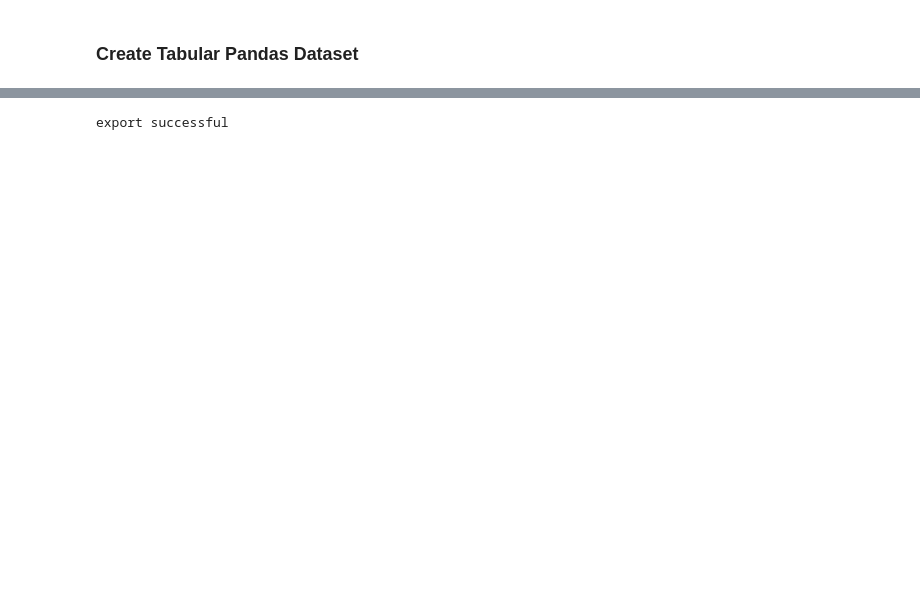
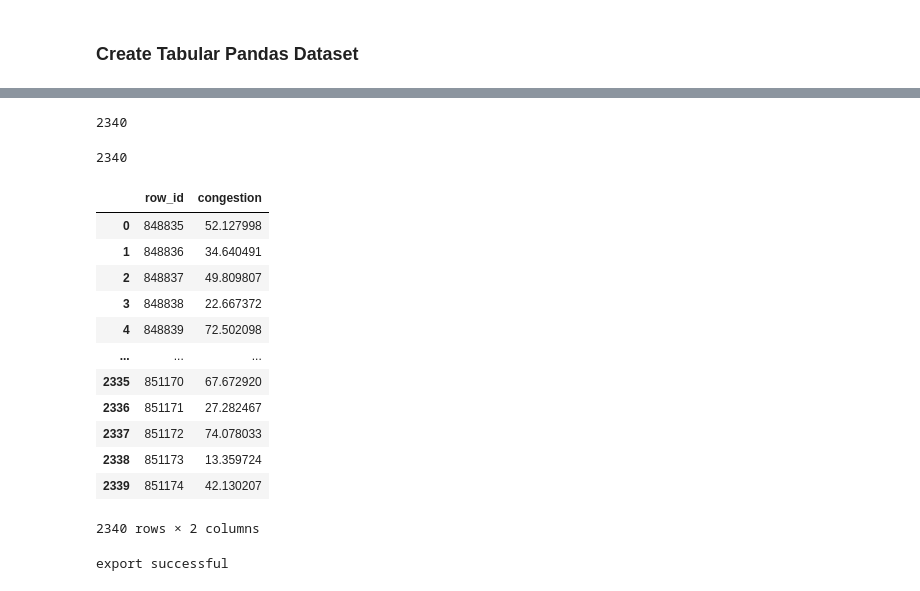
Before and after one commit to peterbull/tab-playground-mar-2022, a Jupyter notebook: traffic-flow.ipynb, the cells around one changed output, grey strips where cells are left out. Saved outputs shown, nothing was run; the diff lists cells and outputs as text; code cells hidden in the pictures; blank space fills up the shorter version.

```diff
--- a/traffic-flow.ipynb
+++ b/traffic-flow.ipynb
@@ -95,0 +115,3 @@ valid_xs, valid_y = to.valid.xs, to.valid.y
+# %%
+learn.fit_one_cycle(3, 1e-2)
+train_res()
@@ -95,0 +123,4 @@ valid_xs, valid_y = to.valid.xs, to.valid.y
+# %%
+test_dl = learn.dls.test_dl(comb_df.iloc[test_idxs])
+# %%
+preds = learn.get_preds(dl=test_dl)
@@ -95,0 +144,26 @@ valid_xs, valid_y = to.valid.xs, to.valid.y
+# %%
+len(test_df)
+# %% [output]
+2340
+# %%
+len(preds[0])
+# %% [output]
+2340
+# %%
+sample_df['congestion'] = preds[0]
+# %%
+sample_df
+# %% [output]
+|  | row_id | congestion |
+| 0 | 848835 | 52.127998 |
+| 1 | 848836 | 34.640491 |
+| 2 | 848837 | 49.809807 |
+| 3 | 848838 | 22.667372 |
+| 4 | 848839 | 72.502098 |
+| ... | ... | ... |
+| 2335 | 851170 | 67.672920 |
+| 2336 | 851171 | 27.282467 |
+| 2337 | 851172 | 74.078033 |
+| 2338 | 851173 | 13.359724 |
+| 2339 | 851174 | 42.130207 |
+2340 rows × 2 columns
```
Also changed, not shown: parts of 12 cells of this notebook, 3 other files.
